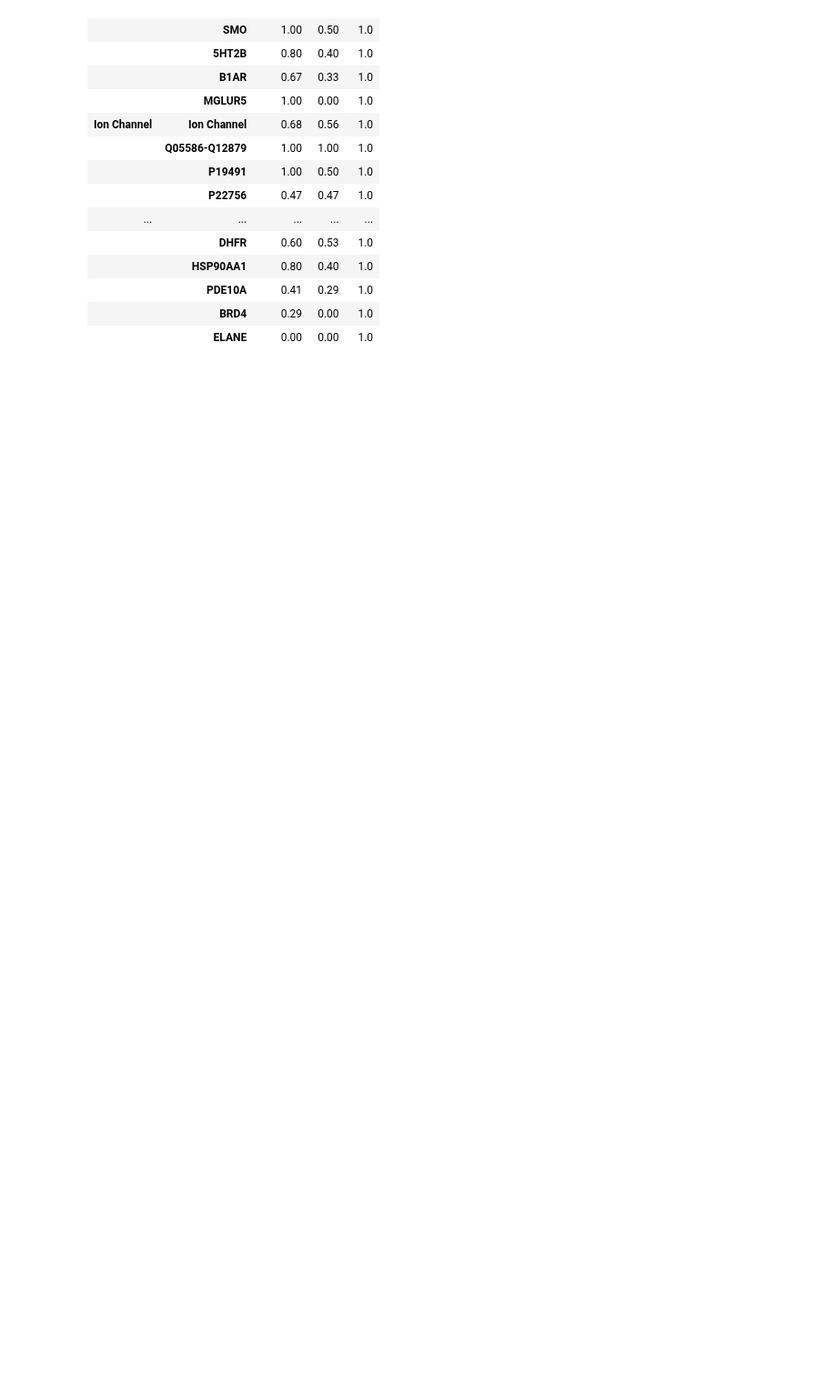
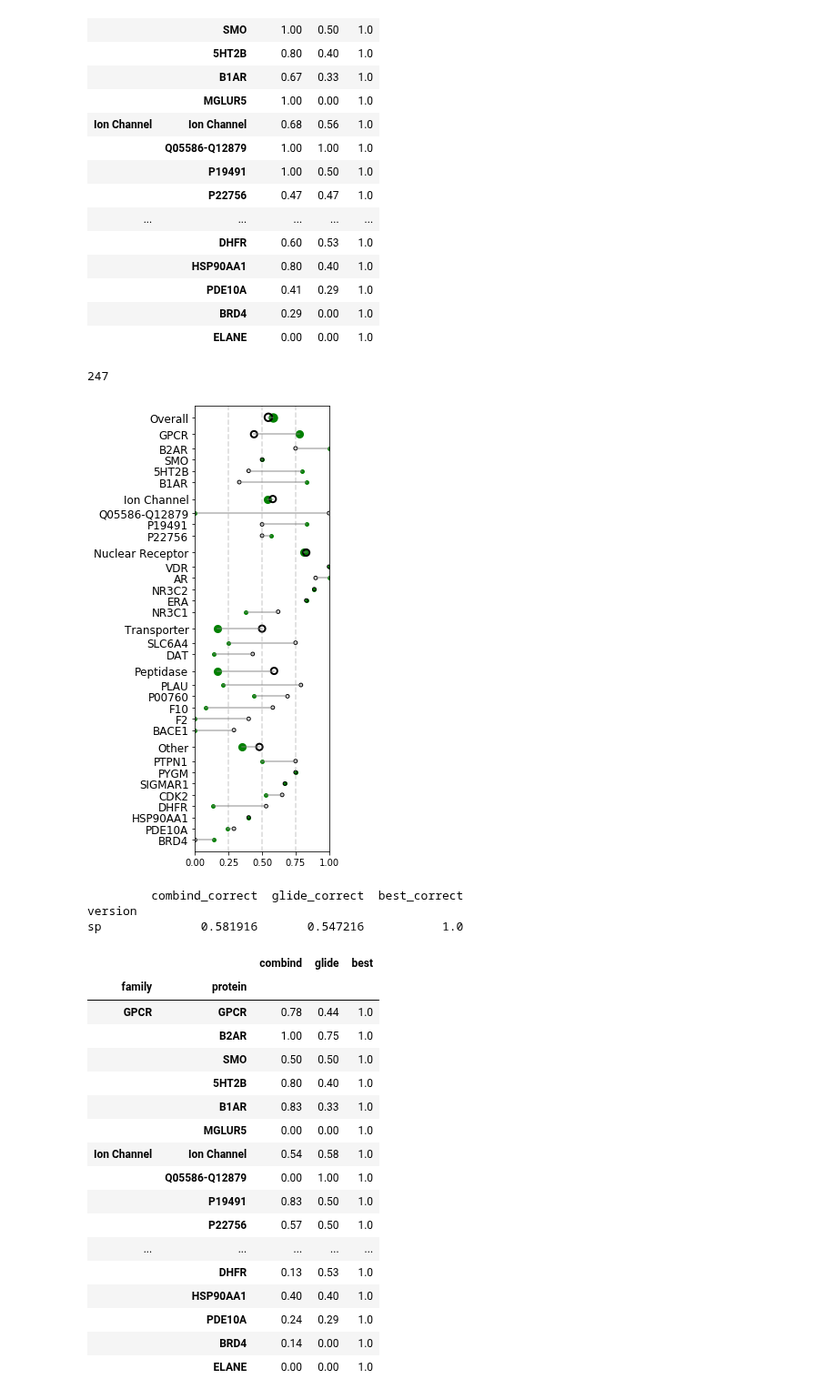
Before and after one commit to orangese/combind_multistruct_benchmarking, a Jupyter notebook: notebooks/paper/combind_performance_table.ipynb, the cells around one changed output. Shown at 91% size. Drawn from its saved outputs; the diff is of its cells as text; code cells hidden in the pictures; blank space fills up the shorter version.

Commit message:
no gscore benchmark.

```diff
--- a/notebooks/paper/combind_performance_table.ipynb
+++ b/notebooks/paper/combind_performance_table.ipynb
@@ -82,12 +82,12 @@ def dumbell(table, drug=None, save=None):
         plt.savefig('../../pymol/figures/benchmark/{}.pdf'.format(save))
     plt.show()
 
-def run(helpers, aggregate, method='standard', save=None):
+def run(helpers, aggregate, method='standard', save=None, alpha=1.0):
     ligs = 0 if helpers == 'pdb' else 20
     data = get_data(helpers, 'sp', True)
     data = data[data.mcss < 0.5]
 
-    ligand = data.xs((helpers, method, ligs, 'mcss_contact_hbond_sb', 1.0),
+    ligand = data.xs((helpers, method, ligs, 'mcss_contact_hbond_sb', alpha),
                       level=('helpers', 'mode', 'n_ligs', 'features', 'alpha')).filter(regex='rmsd|correct')
 
     target = ligand.groupby(level=list(range(len(ligand.index.levels)-1))).mean().dropna()
@@ -178,3 +178,29 @@ sp              0.738425       0.543016           1.0
 |  | PDE10A | 0.41 | 0.29 | 1.0 |
 |  | BRD4 | 0.29 | 0.00 | 1.0 |
 |  | ELANE | 0.00 | 0.00 | 1.0 |
+# %%
+run('best_affinity_diverse', 'ligand', save='no-gscore-best_affinity_diverse_benchmark', alpha=0.0)
+# %% [output]
+247
+[figure, added]
+         combind_correct  glide_correct  best_correct
+version
+sp              0.581916       0.547216           1.0
+|  |  | combind | glide | best |
+| family | protein |  |  |  |
+| GPCR | GPCR | 0.78 | 0.44 | 1.0 |
+|  | B2AR | 1.00 | 0.75 | 1.0 |
+|  | SMO | 0.50 | 0.50 | 1.0 |
+|  | 5HT2B | 0.80 | 0.40 | 1.0 |
+|  | B1AR | 0.83 | 0.33 | 1.0 |
+|  | MGLUR5 | 0.00 | 0.00 | 1.0 |
+| Ion Channel | Ion Channel | 0.54 | 0.58 | 1.0 |
+|  | Q05586-Q12879 | 0.00 | 1.00 | 1.0 |
+|  | P19491 | 0.83 | 0.50 | 1.0 |
+|  | P22756 | 0.57 | 0.50 | 1.0 |
+| ... | ... | ... | ... | ... |
+|  | DHFR | 0.13 | 0.53 | 1.0 |
+|  | HSP90AA1 | 0.40 | 0.40 | 1.0 |
+|  | PDE10A | 0.24 | 0.29 | 1.0 |
+|  | BRD4 | 0.14 | 0.00 | 1.0 |
+|  | ELANE | 0.00 | 0.00 | 1.0 |
```
Also changed, not shown: 12 other files.
